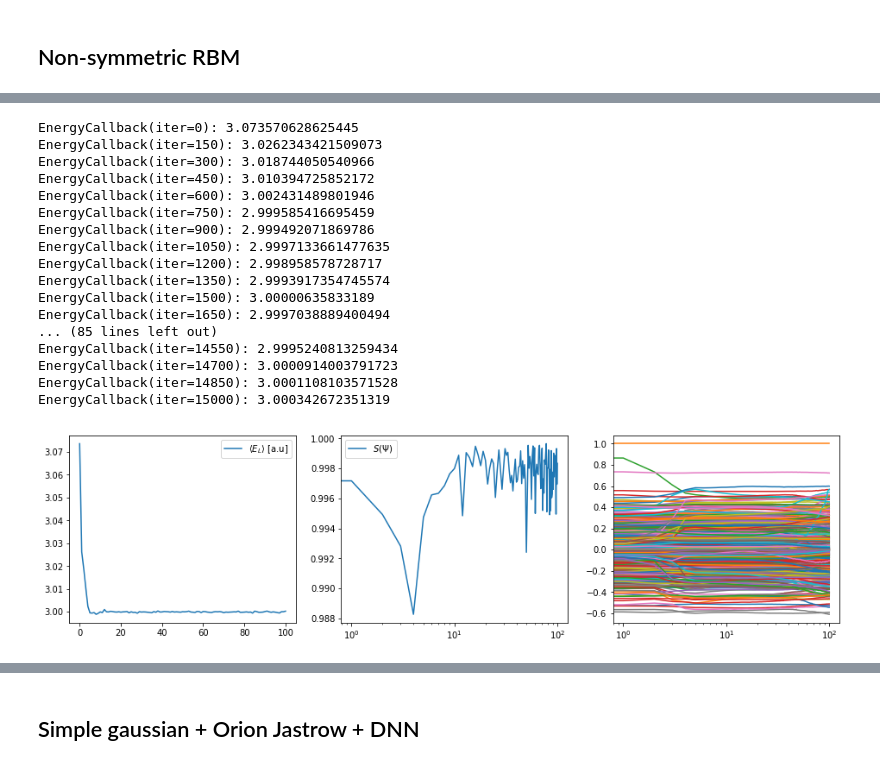
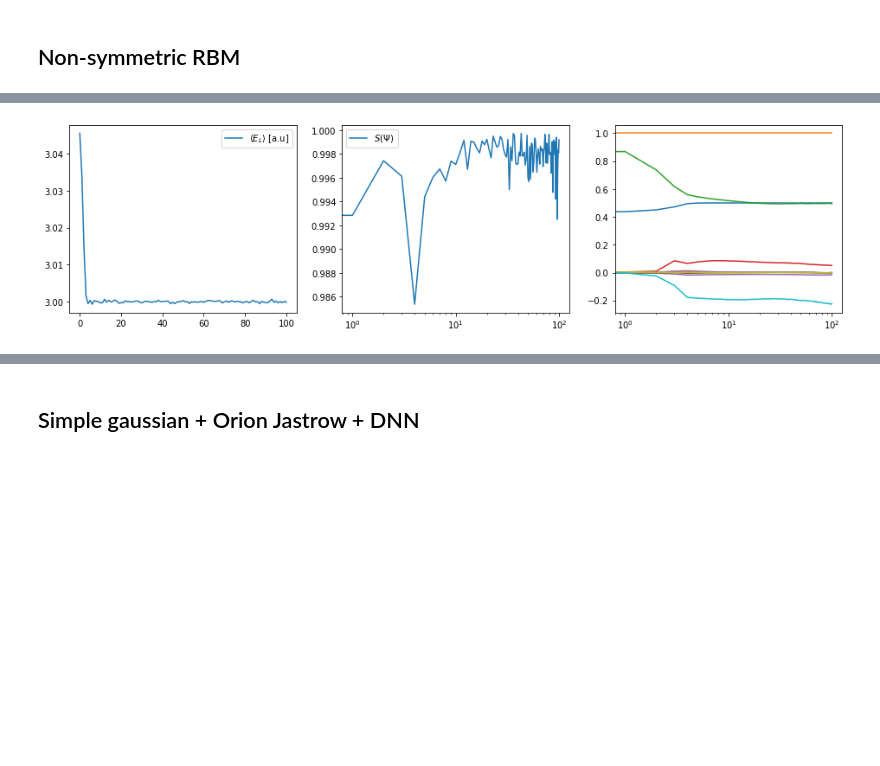
Before and after one commit to bsamseth/qflow, a Jupyter notebook: scripts/Quantum-dots-results.ipynb, the cells around one changed output, grey strips where cells are left out. Drawn from its saved outputs; the diff is of its cells as text; code cells hidden in the pictures; blank space fills up the shorter version.

```diff
--- a/scripts/Quantum-dots-results.ipynb
+++ b/scripts/Quantum-dots-results.ipynb
@@ -14,6 +14,7 @@ from qflow.wavefunctions import (
     FixedWavefunction,
     Dnn,
     SumPooling,
+    InputSorter
 )
 from qflow.wavefunctions.nn.layers import DenseLayer
 from qflow.wavefunctions.nn.activations import sigmoid, tanh, relu, identity, exponential
@@ -33,7 +34,7 @@ def plot_training(energies, symmetries, parameters):
     fig, (eax, sax, pax) = plt.subplots(ncols=3, figsize=(16, 4))
     eax.plot(energies, label=r"$\langle E_L\rangle$ [a.u]")
     sax.semilogx(symmetries, label=r"$S(\Psi)$")
-    pax.semilogx(parameters)
+    pax.plot(parameters)
     eax.legend()
     sax.legend()
 # %% [markdown]
@@ -444,35 +419,18 @@ s = psi_sampler.next_configuration()
 # %%
-psi_energies = EnergyCallback(samples=5000, verbose=True)
+psi_energies = EnergyCallback(samples=5000, verbose=False)
 psi_symmetries = SymmetryCallback(samples=100)
 psi_parameters = ParameterCallback()
 
 train(
     psi,
     H1,
     psi_sampler,
     iters=15000,
     samples=1000,
     gamma=0,
     optimizer=AdamOptimizer(len(psi.parameters)),
     call_backs=(psi_energies, psi_symmetries, psi_parameters),
 )
-plot_training(psi_energies, psi_symmetries, psi_parameters)
+plot_training(psi_energies, psi_symmetries, np.array(psi_parameters)[:, :10])
 # %% [output]
-EnergyCallback(iter=0): 3.073570628625445
-EnergyCallback(iter=150): 3.0262343421509073
-EnergyCallback(iter=300): 3.018744050540966
-EnergyCallback(iter=450): 3.010394725852172
-EnergyCallback(iter=600): 3.002431489801946
-EnergyCallback(iter=750): 2.999585416695459
-EnergyCallback(iter=900): 2.999492071869786
-EnergyCallback(iter=1050): 2.9997133661477635
-EnergyCallback(iter=1200): 2.998958578728717
-EnergyCallback(iter=1350): 2.9993917354745574
-EnergyCallback(iter=1500): 3.00000635833189
-EnergyCallback(iter=1650): 2.9997038889400494
-... (85 lines left out)
-EnergyCallback(iter=14550): 2.9995240813259434
-EnergyCallback(iter=14700): 3.0000914003791723
-EnergyCallback(iter=14850): 3.0001108103571528
-EnergyCallback(iter=15000): 3.000342672351319
-[figure, old version]
+[figure, new version]
```
Also changed, not shown: parts of 46 cells of this notebook.
